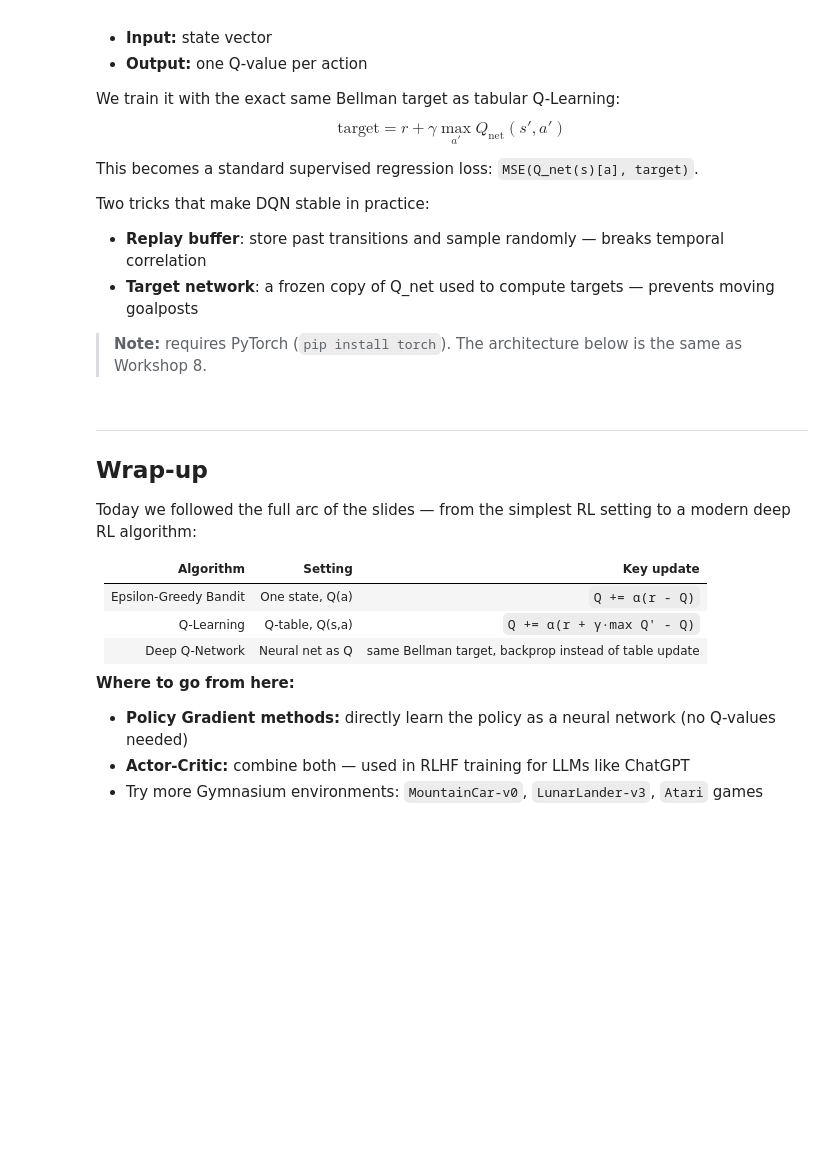
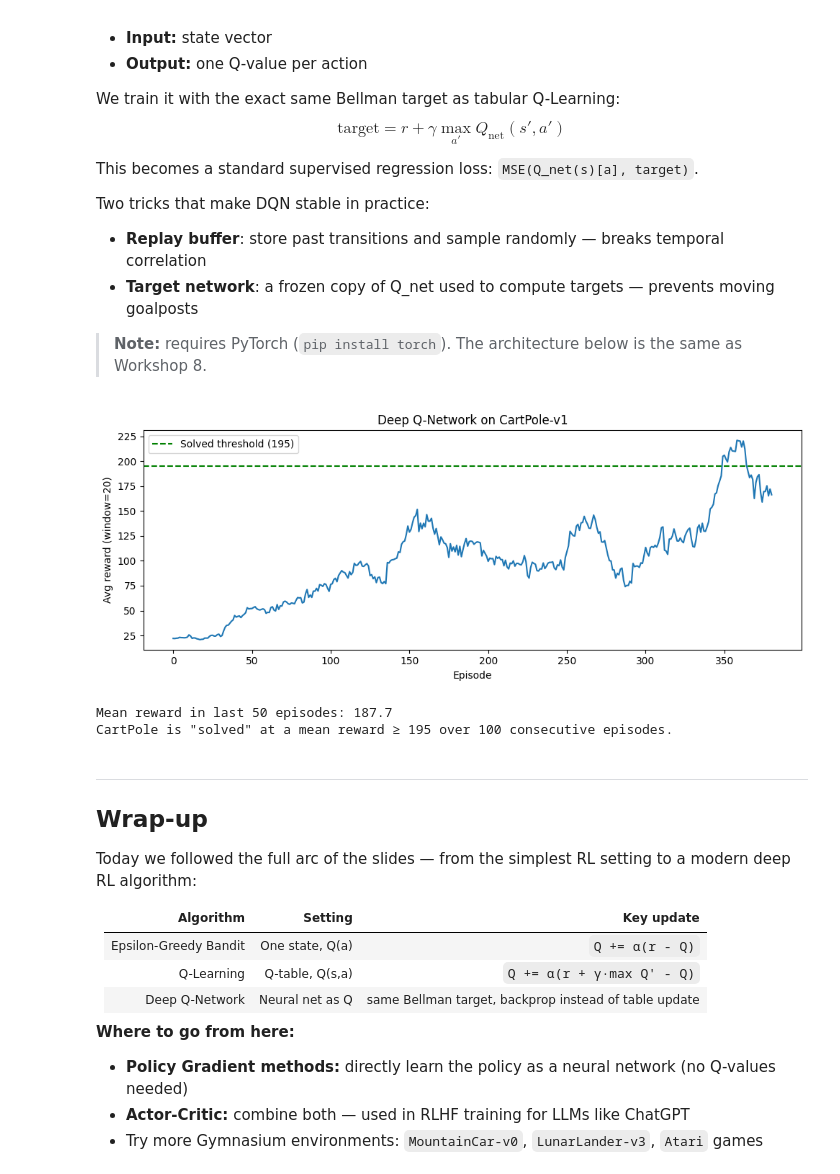
Before and after one commit to WAT-ai/F25-Zero-to-ML-Workshops, a Jupyter notebook: rl_workshop.ipynb, the cells around one changed output. Saved outputs shown, nothing was run; the diff lists cells and outputs as text; code cells hidden in the pictures; blank space fills up the shorter version.

```diff
--- a/rl_workshop.ipynb
+++ b/rl_workshop.ipynb
@@ -433,6 +470,13 @@ def train_dqn(n_episodes=400, gamma=0.99, lr=1e-3,
             #           action = q_vals.argmax().item()
             # Wrap the exploit branch in: with torch.no_grad():
             action = None  # replace this
+            if np.random.random() < epsilon:
+                # Explore
+                action = env.action_space.sample()
+            else:
+                with torch.no_grad():
+                    q_vals = q_net(torch.tensor(state, dtype=torch.float32))
+                    action = q_vals.argmax().item()
 
             next_state, reward, terminated, truncated, _ = env.step(action)
             done = terminated or truncated
@@ -456,40 +500,46 @@ def train_dqn(n_episodes=400, gamma=0.99, lr=1e-3,
                 # Same equation as Q-Learning: target = r + γ * max Q(s', a')
                 # Use target_net (not q_net) to get Q-values for next_states
                 # Set target = rewards_b when done (multiply by 1 - dones to zero out terminal states)
-                # Wrap in: with torch.no_grad():
-                target_q = None  # replace this
+                with torch.no_grad():
+                    next_q_values = target_net(next_states).max(1).values
+                    target_q = rewards_b + gamma * (1 - dones) * next_q_values
+
 
                 loss = nn.MSELoss()(current_q, target_q)
                 optimizer.zero_grad()
                 loss.backward()
                 optimizer.step()
 
         if episode % 10 == 0:
             target_net.load_state_dict(q_net.state_dict())
 
         epsilon = max(epsilon_end, epsilon * epsilon_decay)
         episode_rewards.append(total_reward)
 
     env.close()
     return episode_rewards
 
 ep_rewards_dqn = train_dqn(n_episodes=400)
 
 window = 20
 smoothed_dqn = np.convolve(ep_rewards_dqn, np.ones(window) / window, mode='valid')
 
 plt.figure(figsize=(10, 4))
 plt.plot(smoothed_dqn)
 plt.axhline(y=195, color='green', linestyle='--', label='Solved threshold (195)')
 plt.xlabel('Episode')
 plt.ylabel(f'Avg reward (window={window})')
 plt.title('Deep Q-Network on CartPole-v1')
 plt.legend()
 plt.tight_layout()
 plt.show()
 
 print(f'Mean reward in last 50 episodes: {np.mean(ep_rewards_dqn[-50:]):.1f}')
 print('CartPole is "solved" at a mean reward ≥ 195 over 100 consecutive episodes.')
+# %% [output]
+[figure, added]
+Mean reward in last 50 episodes: 187.7
+CartPole is "solved" at a mean reward ≥ 195 over 100 consecutive episodes.
 # %% [markdown]
 ---
 ## Wrap-up
```
Also changed, not shown: parts of 10 cells of this notebook.
